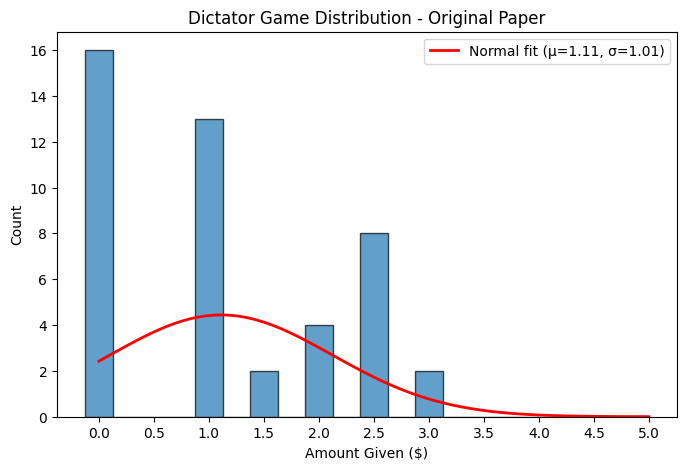
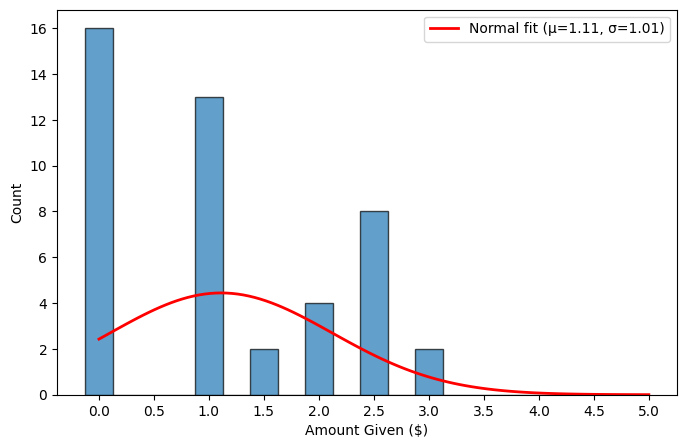
Code edit (unified diff) that turned the first committed figure into the second:
--- before
+++ after
@@ -4,4 +4,5 @@
 x = np.linspace(0, 5, 100)
 
+print('Dictator game original paper')
 # Dictator Game - Original paper distribution
 mu_dict_orig, std_dict_orig = norm.fit(original_dictator)
@@ -11,10 +12,12 @@
 ax.set_xlabel("Amount Given ($)")
 ax.set_ylabel("Count")
-ax.set_title("Dictator Game Distribution - Original Paper")
+#ax.set_title("Dictator Game Distribution - Original Paper")
 ax.set_xticks(np.arange(0, 5.25, 0.5))
 ax.legend()
+plt.savefig("assets/dictator_game_original_paper.pdf", bbox_inches="tight")
 plt.show()
 print(f"Dictator Game (Original): μ = {mu_dict_orig:.2f}, σ = {std_dict_orig:.2f}")
 
+print('Ultimatum game original paper')
 # Ultimatum Game - Original paper distribution (Accepted vs Rejected)
 mu_ulti_orig, std_ulti_orig = norm.fit(original_ulti_accept + original_ulti_reject)
@@ -24,7 +27,8 @@
 ax.set_xlabel("Offer Amount ($)")
 ax.set_ylabel("Count")
-ax.set_title("Ultimatum Game Distribution - Original Paper")
+#ax.set_title("Ultimatum Game Distribution - Original Paper")
 ax.set_xticks(np.arange(0, 5.25, 0.5))
 ax.legend()
+plt.savefig("assets/ultimatum_game_original_paper.pdf", bbox_inches="tight")
 plt.show()
 print(f"Ultimatum Game (Original): μ = {mu_ulti_orig:.2f}, σ = {std_ulti_orig:.2f}")

Commit: dictator and love island final assets